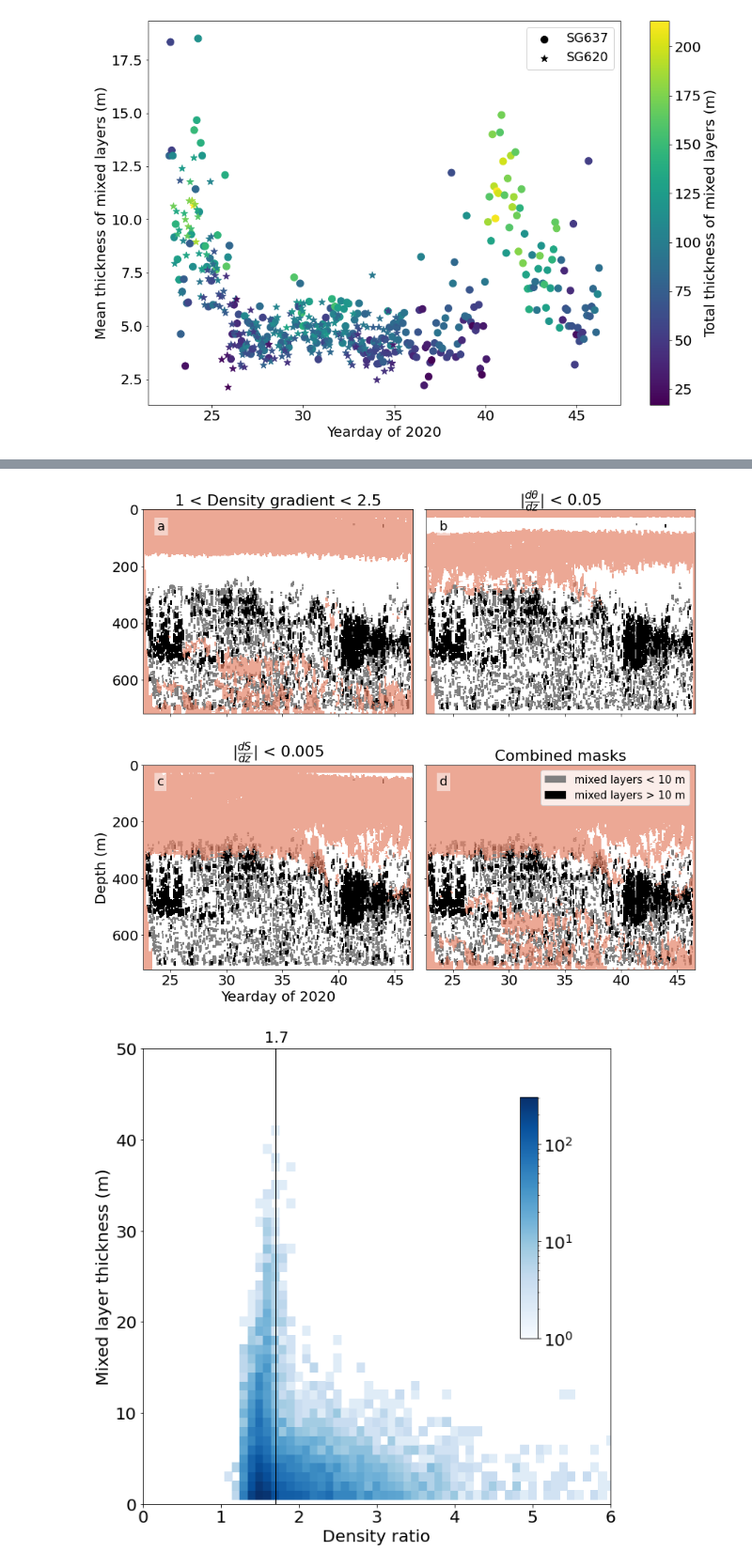
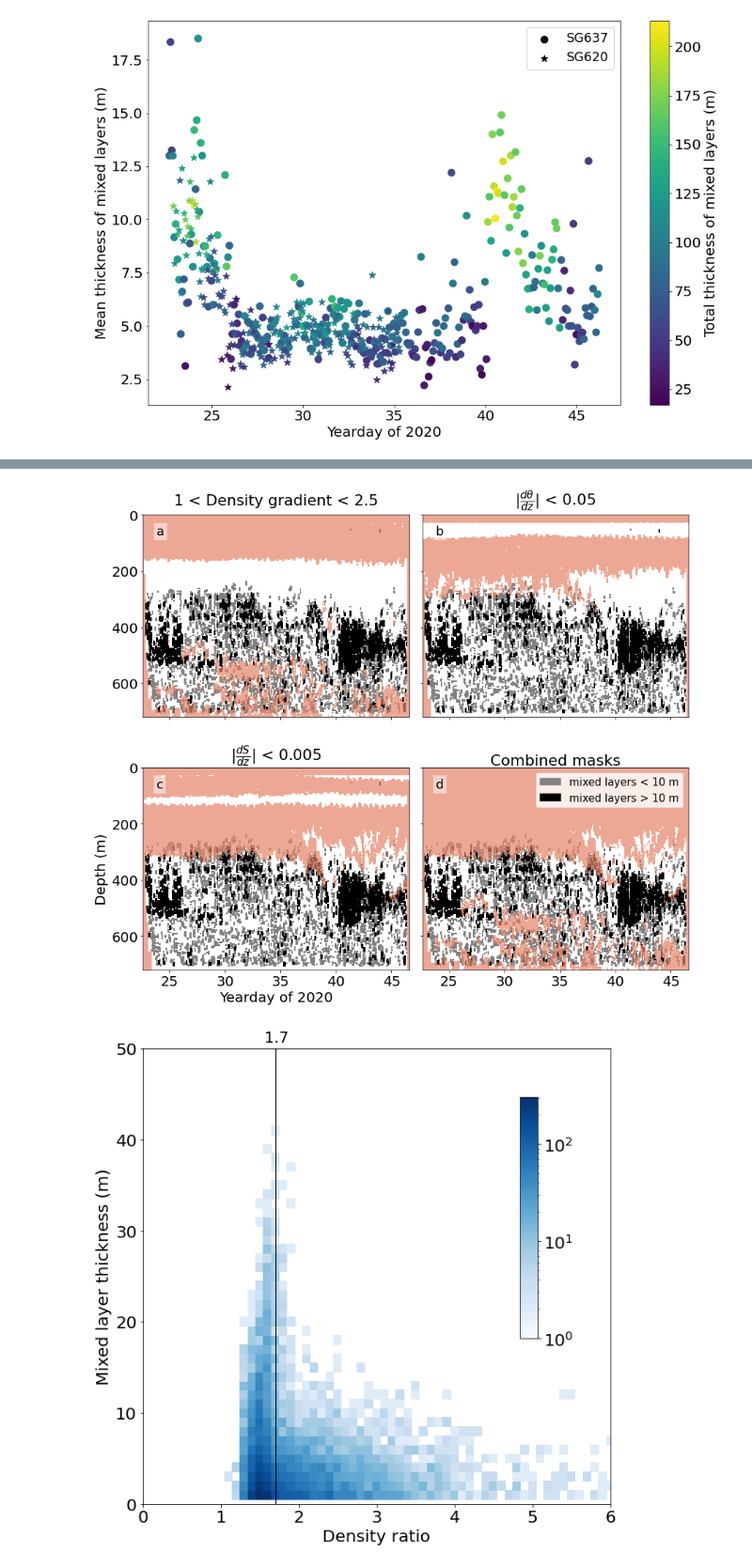
Before and after one commit to callumrollo/eurec4a-thermohaline-figures, a Jupyter notebook: create_figures.ipynb, the cells around one changed output, grey strips where cells are left out. Shown at 94% size. Saved outputs shown, nothing was run; the diff lists cells and outputs as text; code cells hidden in the pictures.

```diff
--- a/create_figures.ipynb
+++ b/create_figures.ipynb
@@ -629,14 +634,14 @@ ds_glider['temperature_mask'] = (('p','dive'), mask_temp)
 
 mask_sal = mask.copy()
 mask_sal[np.abs(ds_glider.sa_dz)<0.006] = True
-ds_glider['salinity_mask'] = (('p','dive'), mask_gradients)
+ds_glider['salinity_mask'] = (('p','dive'), mask_sal)
 
 mask_gradients = mask.copy()
 mask_gradients[(np.abs(ds_glider.sa_dz)<0.006) & (np.abs(ds_glider.ct_dz)<0.05)] = True
 ds_glider['gradients_mask'] = (('p','dive'), mask_gradients)
 
 combined_mask = mask.copy()
-combined_mask[(mask_gradients==True) & (mask_den_ratio==True) & (mask_angle==True)] = True
+combined_mask[(mask_gradients==True) & (mask_den_ratio==True)] = True
 ds_glider['combined_mask'] = (('p','dive'), combined_mask)
 
 
@@ -649,11 +654,12 @@ ds_sg637['dive'] = ds_sg637.dive - 2000
 fig, ax = plt.subplots(3,1, figsize=(14,12), sharex=True)
 ax = ax.ravel()
 plt.subplots_adjust(wspace=0.05, hspace=0.25)
+plt.rcParams['axes.titlepad'] = 0
 
 p = ax[0].pcolor(ds_sg637.time_yday_utc.mean(dim='p').values, ds_sg637.p, ds_sg637.density_ratio, cmap='viridis',vmin=1, vmax=3, shading='auto')
 ax[0].contour(ds_sg637.time_yday_utc.mean(dim='p').values, ds_sg637.p, ds_sg637.density_ratio, [2.5], colors='k')
 ax[0].contour(ds_sg637.time_yday_utc.mean(dim='p').values, ds_sg637.p, ds_sg637.density_ratio, [1], colors='k')
-ax[0].set_title('Density ratio')
+ax[0].set_title('Density ratio', y=1.08)
 
 cb1 = fig.colorbar(mappable=p, ax = ax[0], extend='both')
 cb1.ax.plot((0,1), (2, 2), color='k')
@@ -661,7 +667,7 @@ cb1.ax.plot((0,1), (1, 1), color='white')
 
 p = ax[1].pcolor(ds_sg637.time_yday_utc.mean(dim='p').values, ds_sg637.p, np.abs(ds_sg637.ct_dz), cmap=cmo.thermal, vmin=0, vmax=0.05, shading='auto')
 ax[1].contour(ds_sg637.time_yday_utc.mean(dim='p').values, ds_sg637.p, np.abs(ds_sg637.ct_dz),[0.05])
-ax[1].set_title('|${\\frac{d \\theta}{dz}}$| $(\\frac{^{\circ}C}{m})$')
+ax[1].set_title('|${\\frac{d \\theta}{dz}}$| $(\\frac{^{\circ}C}{m})$', y=1.08)
 cb2 = fig.colorbar(mappable=p, ax = ax[1], extend='max')
 cb2.ax.plot((0,1), (0.05, 0.05), color='k')
 
@@ -681,36 +687,36 @@ savefig('fig09', extension='png')
 # %%
 fig, ax = plt.subplots(2,2, figsize=(14,12), sharex=True, sharey=True)
 plt.subplots_adjust(wspace=0.05, hspace=0.25)
 
 ax = ax.ravel()
 
 ax[0].contourf(ds_sg637.time_yday_utc.mean(dim='p').values, ds_sg637.p, np.ma.masked_array(ds_sg637.ones, mask=ds_sg637.density_ratio_mask)
               , cmap='RdBu', alpha=0.7)
-ax[0].set_title('1 < Density gradient < 2.5')
+ax[0].set_title('1 < Density gradient < 2.5', y=1.05 )
 
 ax[1].contourf(ds_sg637.time_yday_utc.mean(dim='p').values, ds_sg637.p, np.ma.masked_array(ds_sg637.ones, mask=ds_sg637.temperature_mask)
               , cmap='RdBu', alpha=0.7)
-ax[1].set_title('|${\\frac{d \\theta }{dz}}$| < 0.05')
+ax[1].set_title('|${\\frac{d \\theta }{dz}}$| < 0.05', y=1.05)
 
 ax[2].contourf(ds_sg637.time_yday_utc.mean(dim='p').values, ds_sg637.p, np.ma.masked_array(ds_sg637.ones, mask=ds_sg637.salinity_mask)
               , cmap='RdBu', alpha=0.7)
 ax[2].set_title('|${\\frac{dS}{dz}}$| < 0.005')
 ax[3].contourf(ds_sg637.time_yday_utc.mean(dim='p').values, ds_sg637.p, np.ma.masked_array(ds_sg637.ones, mask=ds_sg637.combined_mask)
               , cmap='RdBu', alpha=0.7)
 ax[3].set_title('Combined masks')
 for axa in ax:
     axa.pcolor(ds_sg637.time_yday_utc.mean(dim='p').values, ds_sg637.p, np.ma.masked_array(ds_sg637.ones, mask=ds_sg637.mixed_layer_salt_finger_mask), color='gray', label='mixed layers < 10 m', zorder=-10, shading='auto')
     axa.pcolor(ds_sg637.time_yday_utc.mean(dim='p').values, ds_sg637.p, np.ma.masked_array(ds_sg637.ones, mask=ds_sg637.ml_mask_10m_plus), color='k', label='mixed layers > 10 m', zorder=-5, shading='auto')
 ax[3].legend()
 ax[2].set(ylabel='Depth (m)', xlabel='Yearday of 2020')
 ax[2].set(ylim=(0, 720))
 ax[2].invert_yaxis()
 letterboxes(ax, loc=(0.05, 0.9))
 savefig('sg637_bitmask_multipanel')
 savefig('fig10', extension='pdf')
 #savefig('sg637_bitmask_multipanel_notitle')
 # %% [output]
-[figure, old version]
+[figure, new version]
 # %%
 mixes_salt = mixes.loc[(mixes.salt_finger_step) & (mixes.p>100) & (mixes.p<800)]
 ratio_step, mld_step = 0.1, 1
```
Also changed, not shown: parts of 21 cells of this notebook, 2 other files.
